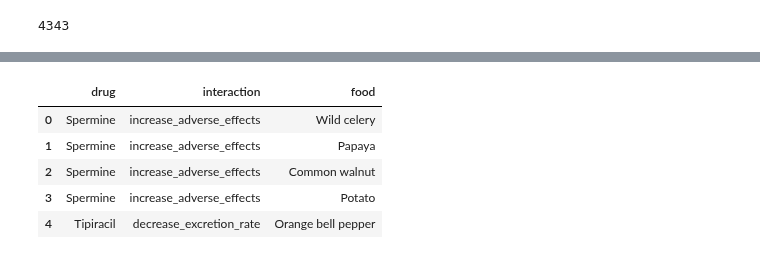
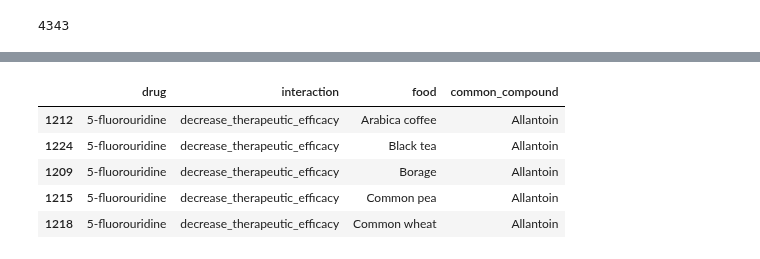
Before and after one commit to marketakrenkova/drug-interaction-prediction, a Jupyter notebook: test-kg.ipynb, the cells around one changed output, grey strips where cells are left out. Saved outputs shown, nothing was run; the diff lists cells and outputs as text; code cells hidden in the pictures.

Commit message:
correct possible dfi by commpon compounds search

```diff
--- a/test-kg.ipynb
+++ b/test-kg.ipynb
@@ -244,19 +246,19 @@ Number of food compounds: 276
 from collections import Counter
 
 def get_similar_food(drug_ingredients, food_compound_dict):
-    sim_food = []
+    sim_food = {}
 
     for ingredient in drug_ingredients:
         # print(ingredient)
         foods = food_compound_dict.get(ingredient)
         if foods is not None:
-            sim_food += foods
+            sim_food[ingredient] = foods
 
     if len(sim_food) < 1:
-        return []
+        return {}
 
-    counts = Counter(sim_food)
-    counts = dict(sorted(counts.items(), key=lambda item: item[1]))
+    # counts = Counter(sim_food)
+    # counts = dict(sorted(counts.items(), key=lambda item: item[1]))
     # print(len(counts))
     return sim_food
 # %%
@@ -281,26 +283,29 @@ for row in ddi.itertuples():
     if drug2_ingredients is not None:
         sim_food = get_similar_food(drug2_ingredients, food_compound_dict)
         if len(sim_food) > 0 and len(sim_food) <= 20:  # if sim food > 20 -> probably no interaction
-            for f in sim_food:
-                possible_interactions.append([drug1, effect, f])
+            for compound, food in sim_food.items():
+                for f in food:
+                    possible_interactions.append([drug1, effect, f, compound])
 
     if drug1_ingredients is not None:
         sim_food = get_similar_food(drug1_ingredients, food_compound_dict)
         if len(sim_food) > 0 and len(sim_food) <= 20:  # if sim food > 20 -> probably no interaction
-            for f in sim_food:
-                possible_interactions.append([drug2, effect, f])
+            for compound, food in sim_food.items():
+                for f in food:
+                    possible_interactions.append([drug2, effect, f, compound])
 
 
 # print(possible_interactions)
 # %%
-possible_dfi  = pd.DataFrame(possible_interactions, columns=['drug', 'interaction', 'food'])
+possible_dfi  = pd.DataFrame(possible_interactions, columns=['drug', 'interaction', 'food', 'common_compound'])
+possible_dfi = possible_dfi.sort_values(by=['drug', 'food'])
 possible_dfi.to_csv('data/possible_dfi.csv')
 
 possible_dfi.head()
 # %% [output]
-|  | drug | interaction | food |
-| 0 | Spermine | increase_adverse_effects | Wild celery |
-| 1 | Spermine | increase_adverse_effects | Papaya |
-| 2 | Spermine | increase_adverse_effects | Common walnut |
-| 3 | Spermine | increase_adverse_effects | Potato |
-| 4 | Tipiracil | decrease_excretion_rate | Orange bell pepper |
+|  | drug | interaction | food | common_compound |
+| 1212 | 5-fluorouridine | decrease_therapeutic_efficacy | Arabica coffee | Allantoin |
+| 1224 | 5-fluorouridine | decrease_therapeutic_efficacy | Black tea | Allantoin |
+| 1209 | 5-fluorouridine | decrease_therapeutic_efficacy | Borage | Allantoin |
+| 1215 | 5-fluorouridine | decrease_therapeutic_efficacy | Common pea | Allantoin |
+| 1218 | 5-fluorouridine | decrease_therapeutic_efficacy | Common wheat | Allantoin |
```
Also changed, not shown: parts of 3 cells of this notebook, 1 other file.
